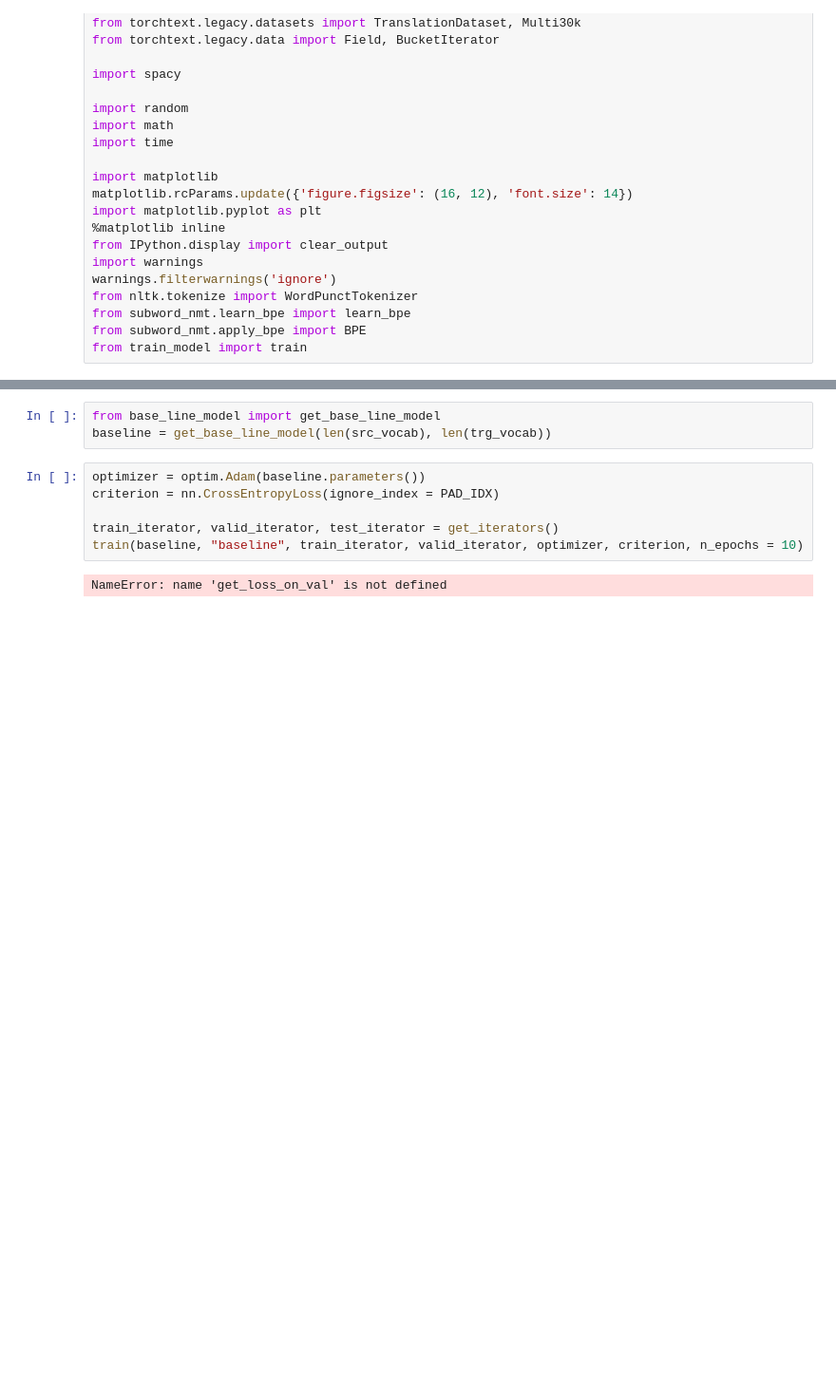
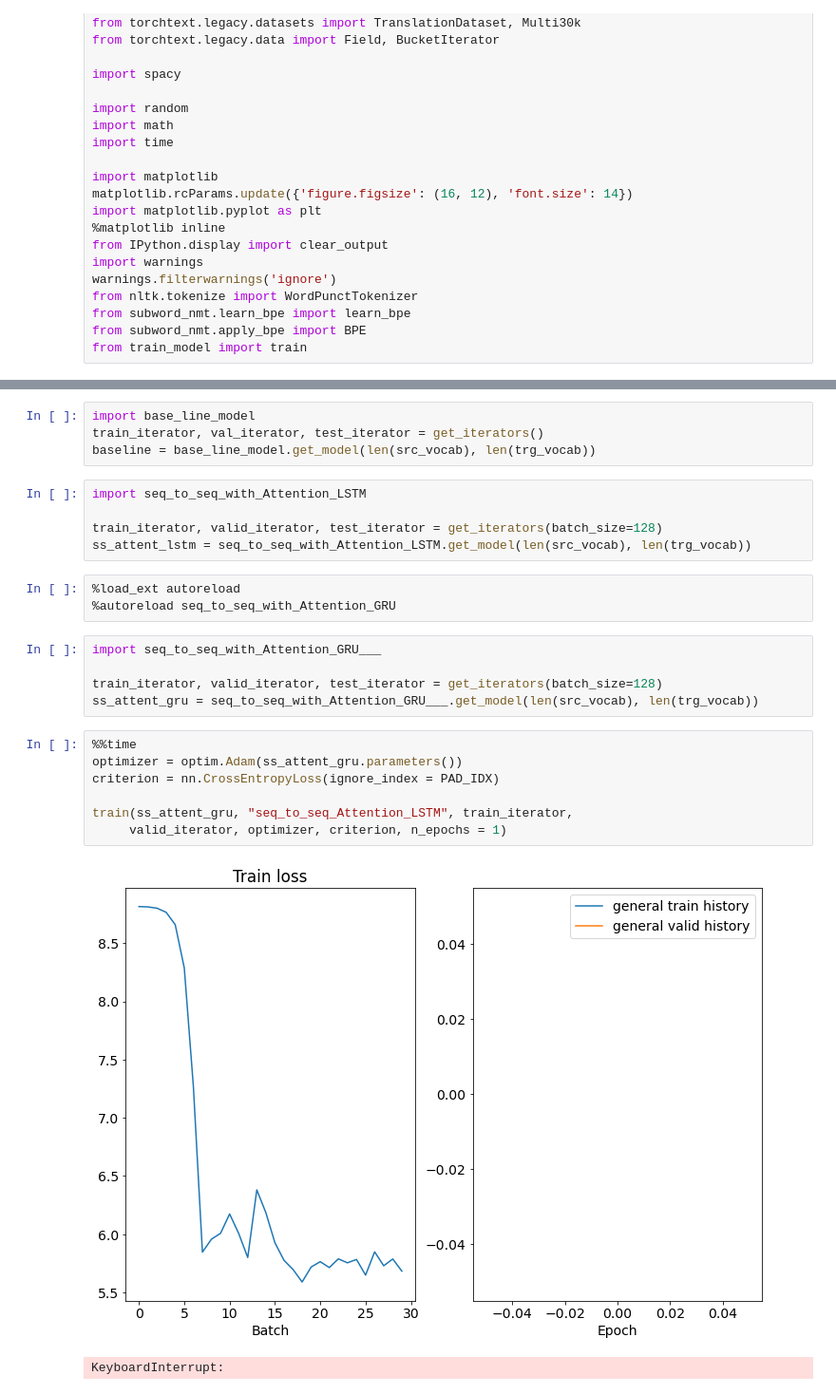
Before and after one commit to AbdullaevG/MADE_NLP, a Jupyter notebook: homeworks_22/lab02_neural_machine_translation/main_file.ipynb, the cells around one changed output, grey strips where cells are left out. Shown at 95% size. Drawn from its saved outputs; the diff is of its cells as text; blank space fills up the shorter version.

```diff
--- a/homeworks_22/lab02_neural_machine_translation/main_file.ipynb
+++ b/homeworks_22/lab02_neural_machine_translation/main_file.ipynb
@@ -63,11 +63,27 @@ Unique tokens in target (en) vocabulary: 6714
 # %%
-from base_line_model import get_base_line_model
-baseline = get_base_line_model(len(src_vocab), len(trg_vocab))
+import base_line_model
+train_iterator, val_iterator, test_iterator = get_iterators()
+baseline = base_line_model.get_model(len(src_vocab), len(trg_vocab))
+# %%
+import seq_to_seq_with_Attention_LSTM
+
+train_iterator, valid_iterator, test_iterator = get_iterators(batch_size=128)
+ss_attent_lstm = seq_to_seq_with_Attention_LSTM.get_model(len(src_vocab), len(trg_vocab))
+# %%
+%load_ext autoreload
+%autoreload seq_to_seq_with_Attention_GRU
+# %%
+import seq_to_seq_with_Attention_GRU___
+
+train_iterator, valid_iterator, test_iterator = get_iterators(batch_size=128)
+ss_attent_gru = seq_to_seq_with_Attention_GRU___.get_model(len(src_vocab), len(trg_vocab))
 # %%
-optimizer = optim.Adam(baseline.parameters())
+%%time
+optimizer = optim.Adam(ss_attent_gru.parameters())
 criterion = nn.CrossEntropyLoss(ignore_index = PAD_IDX)
 
-train_iterator, valid_iterator, test_iterator = get_iterators()
-train(baseline, "baseline", train_iterator, valid_iterator, optimizer, criterion, n_epochs = 10)
+train(ss_attent_gru, "seq_to_seq_Attention_LSTM", train_iterator,
+     valid_iterator, optimizer, criterion, n_epochs = 1)
 # %% [output]
+[figure, added]
-NameError: name 'get_loss_on_val' is not defined
+KeyboardInterrupt:
```
Also changed, not shown: parts of 13 cells of this notebook, 7 other files.
